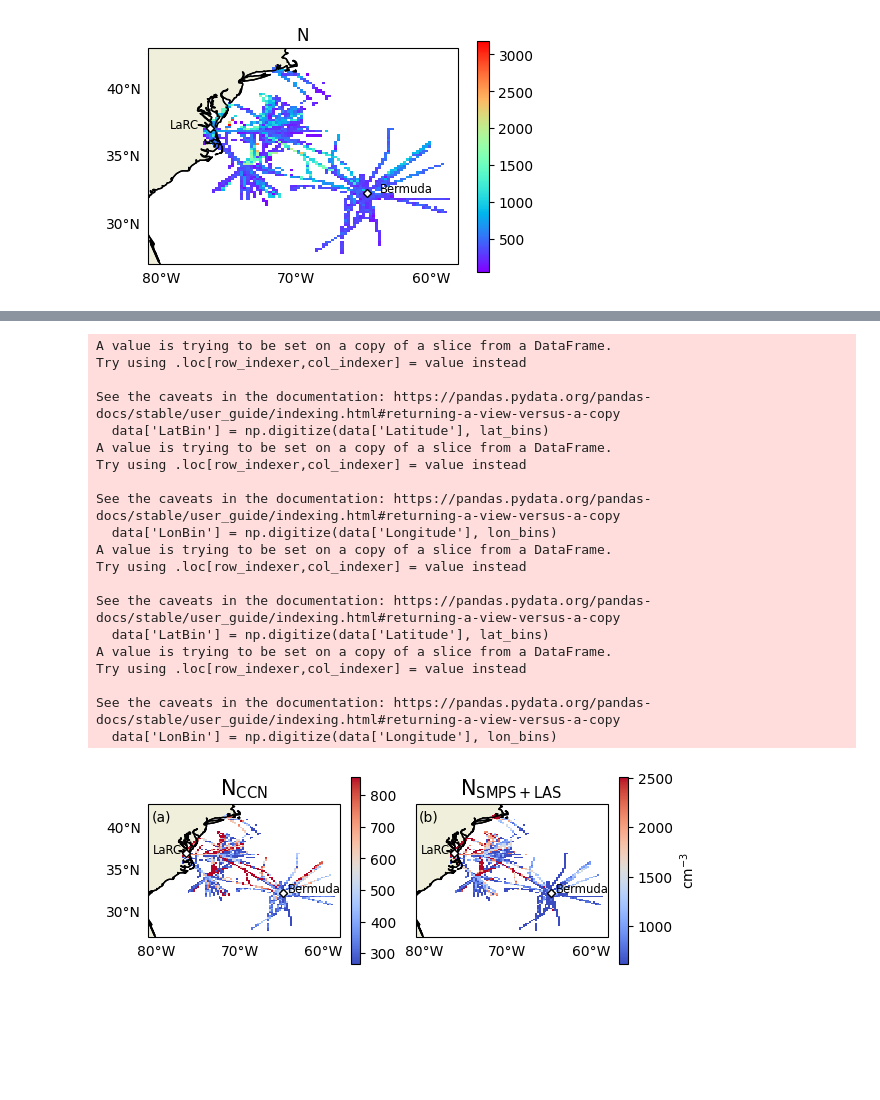
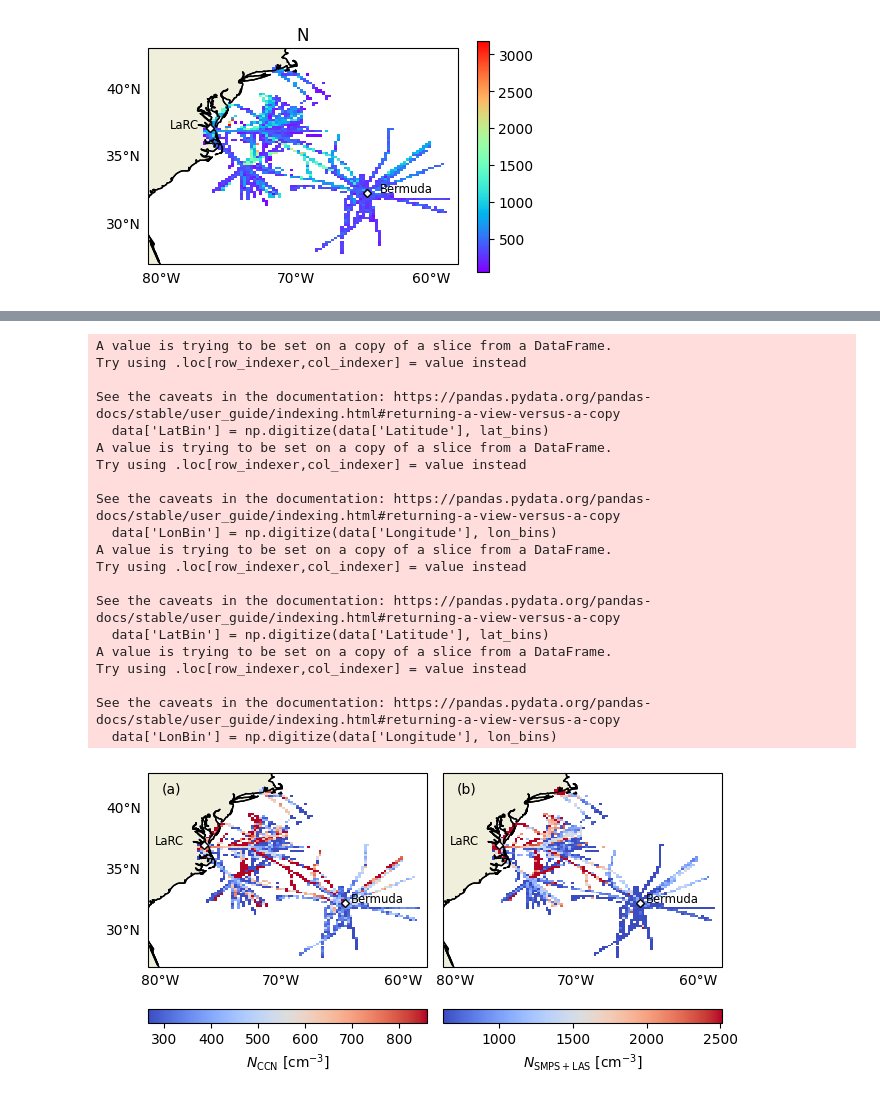
Before and after one commit to csoloff/ACTIVATE_CCN_closure, a Jupyter notebook: scripts/04_map_plot.ipynb, the cells around one changed output, grey strips where cells are left out. Saved outputs shown, nothing was run; the diff lists cells and outputs as text; code cells hidden in the pictures; blank space fills up the shorter version.

Commit message:
fixed plot

```diff
--- a/scripts/04_map_plot.ipynb
+++ b/scripts/04_map_plot.ipynb
@@ -1198,10 +1198,10 @@ data = pd.DataFrame({
 
 
 # Set up the map projection and plot area
-fig, axes = plt.subplots(1,2, figsize=(6,2), subplot_kw={'projection': ccrs.PlateCarree()}, sharex='all', sharey='all', constrained_layout=True)
+fig, axes = plt.subplots(1,2, subplot_kw={'projection': ccrs.PlateCarree()}, sharex='all', sharey='all', constrained_layout=True)
 mpl.rcParams['mathtext.fontset'] = 'dejavusans'
 plt_key = ['N_CCN_stdPT', 'N_tot']
-cmap_labels = [r'N$_{\rm CCN}$', r'N$_{\rm SMPS+LAS}$']
+cmap_labels = [r'$N_{\rm CCN}$ [cm$^{-3}$]', r'$N_{\rm SMPS+LAS}$ [cm$^{-3}$]']
 
 for i in range(0,2):
     data = d.dropna(subset=['Longitude', 'Latitude', plt_key[i]])
@@ -1237,7 +1237,7 @@ for i in range(0,2):
     # Plot the heatmap
     lon_grid, lat_grid = np.meshgrid(lon_bins, lat_bins)
     c = ax.pcolormesh(lon_grid, lat_grid, time_grid, cmap='coolwarm', transform=ccrs.PlateCarree(), vmin=data[plt_key[i]].quantile(.25), vmax=data[plt_key[i]].quantile(.75))
-    ax.set_title(cmap_labels[i], fontsize=15)
+    #ax.set_title(cmap_labels[i], fontsize=15)
     # Add a colorbar
 
     #cbar.set_label(cmap_labels[i])
@@ -1254,9 +1254,8 @@ for i in range(0,2):
 
     gl.xlines = False
     gl.ylines = False
-    cbar = plt.colorbar(c, ax=ax, orientation='vertical')
-
-cbar.set_label('cm$^{-3}$')
+    cbar = plt.colorbar(c, ax=ax, orientation='horizontal')
+    cbar.set_label(cmap_labels[i])
 
 
 # Coordinates for Bermuda and NASA Langley
@@ -1277,32 +1276,32 @@ for ax in axes.flat:
 # Set title
 #ax.set_title('Northwest Atlantic Sampling Heatmap by Time')
 #plt.tight_layout()
 # Show the plot
 panel_labels = ['(a)', '(b)', '(c)']
 for ax, label in zip(axes.flat, panel_labels):
     ax.text(0.12, .95, label, transform=ax.transAxes, va='top', ha='right')
 
 
-plt.savefig('../figures/number_maps.png', dpi=1000)
+plt.savefig('../figures/number_maps.png', dpi=1000, bbox_inches='tight')
 # %% [output]
 A value is trying to be set on a copy of a slice from a DataFrame.
 Try using .loc[row_indexer,col_indexer] = value instead
 
 See the caveats in the documentation: https://pandas.pydata.org/pandas-docs/stable/user_guide/indexing.html#returning-a-view-versus-a-copy
   data['LatBin'] = np.digitize(data['Latitude'], lat_bins)
 A value is trying to be set on a copy of a slice from a DataFrame.
 Try using .loc[row_indexer,col_indexer] = value instead
 
 See the caveats in the documentation: https://pandas.pydata.org/pandas-docs/stable/user_guide/indexing.html#returning-a-view-versus-a-copy
   data['LonBin'] = np.digitize(data['Longitude'], lon_bins)
 A value is trying to be set on a copy of a slice from a DataFrame.
 Try using .loc[row_indexer,col_indexer] = value instead
 
 See the caveats in the documentation: https://pandas.pydata.org/pandas-docs/stable/user_guide/indexing.html#returning-a-view-versus-a-copy
   data['LatBin'] = np.digitize(data['Latitude'], lat_bins)
 A value is trying to be set on a copy of a slice from a DataFrame.
 Try using .loc[row_indexer,col_indexer] = value instead
 
 See the caveats in the documentation: https://pandas.pydata.org/pandas-docs/stable/user_guide/indexing.html#returning-a-view-versus-a-copy
   data['LonBin'] = np.digitize(data['Longitude'], lon_bins)
-[figure, old version]
+[figure, new version]
```
Also changed, not shown: parts of 1 cell of this notebook.
